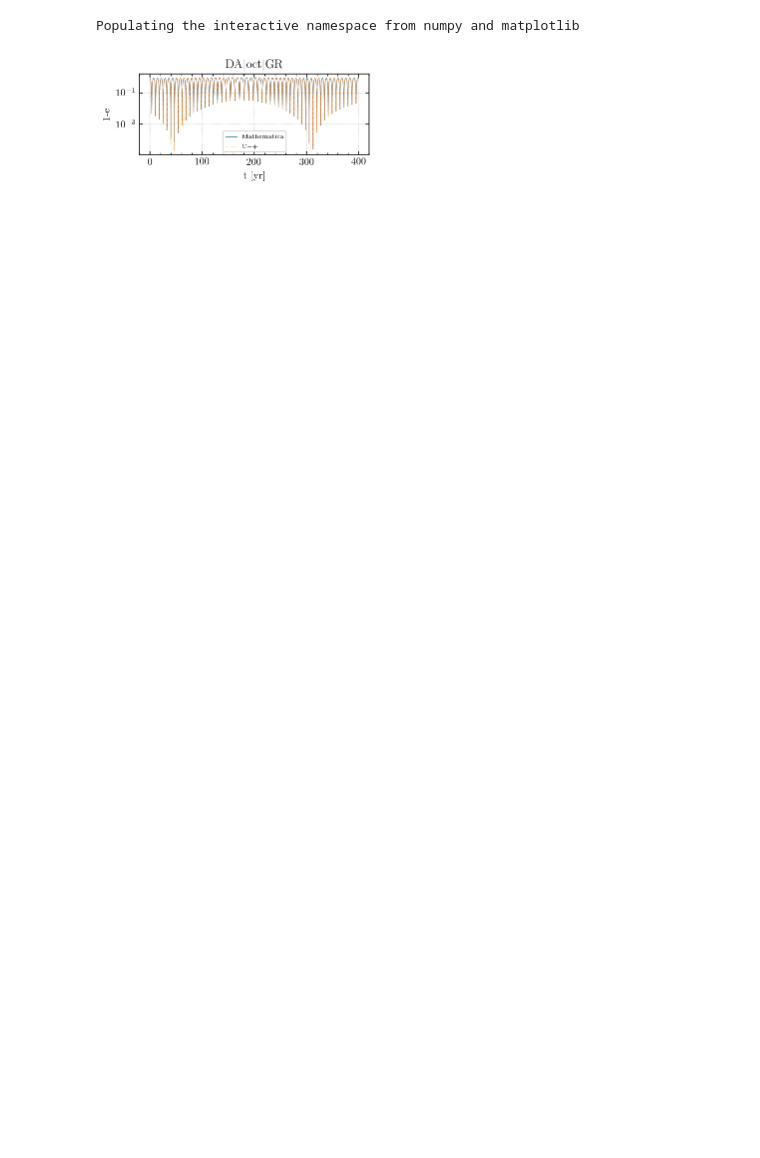
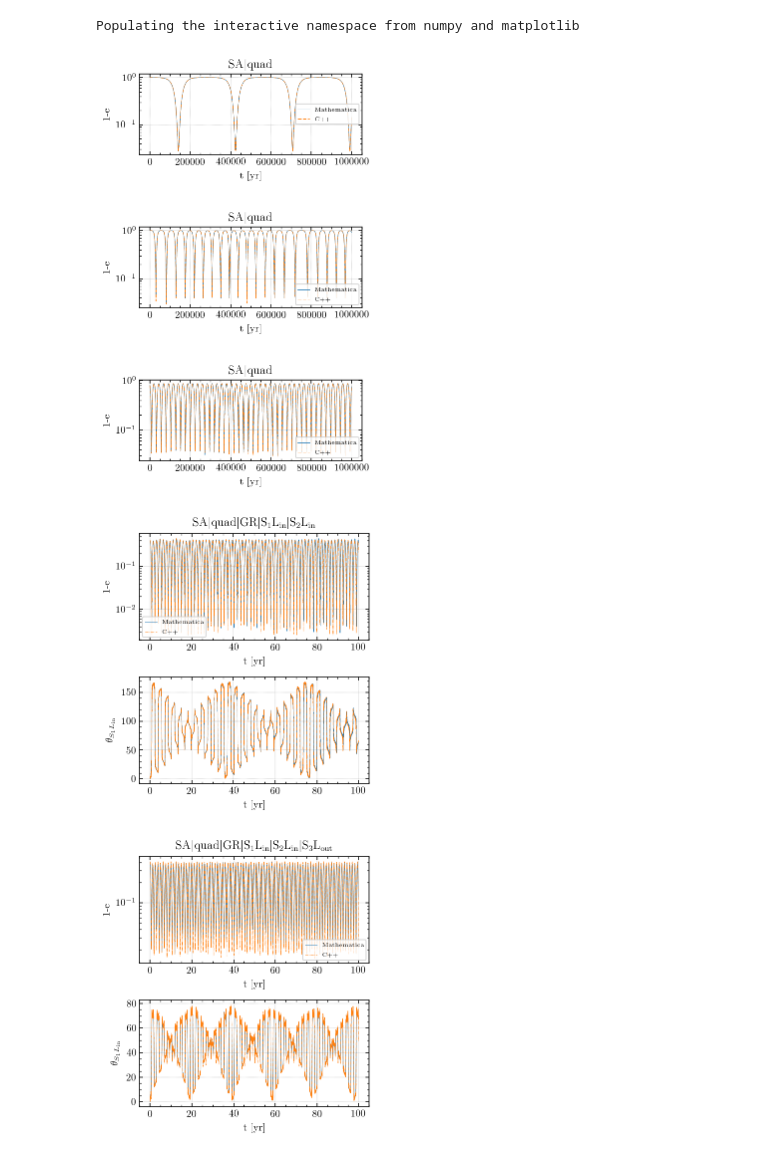
Before and after one commit to YihanWangAstro/Secular, a Jupyter notebook: draw_compare.ipynb, the cells around one changed output. Cells and saved outputs as stored; diff of their text form; code cells hidden in the pictures; blank space fills up the shorter version.

```diff
--- a/draw_compare.ipynb
+++ b/draw_compare.ipynb
@@ -127,13 +127,17 @@ def load_title(name):
     return title
 # %%
 path='test/'
-seq = np.arange(1)+14
+seq = np.arange(14)+1
 #seq = [14, 15, 16, 17, 18, 19]
 title= load_title(path+"log.txt")
 for i in seq:
     data = load_secular(path+'output_'+str(i)+'.txt')
 #std = load_secular('testDA/trajectory_4.txt')
     std = load_std('reg_test/std/eccentricity_'+str(i)+'.txt')
     draw_compare(path,i,std,data,"$\mathrm{"+title[str(i)].rstrip()+"}$")
 # %% [output]
-[figure, old version]
+[figure, new version]
+[figure, added]
+[figure, added]
+[figure, added]
+[figure, added]
```
Also changed, not shown: parts of 1 cell of this notebook, 2 other files.
